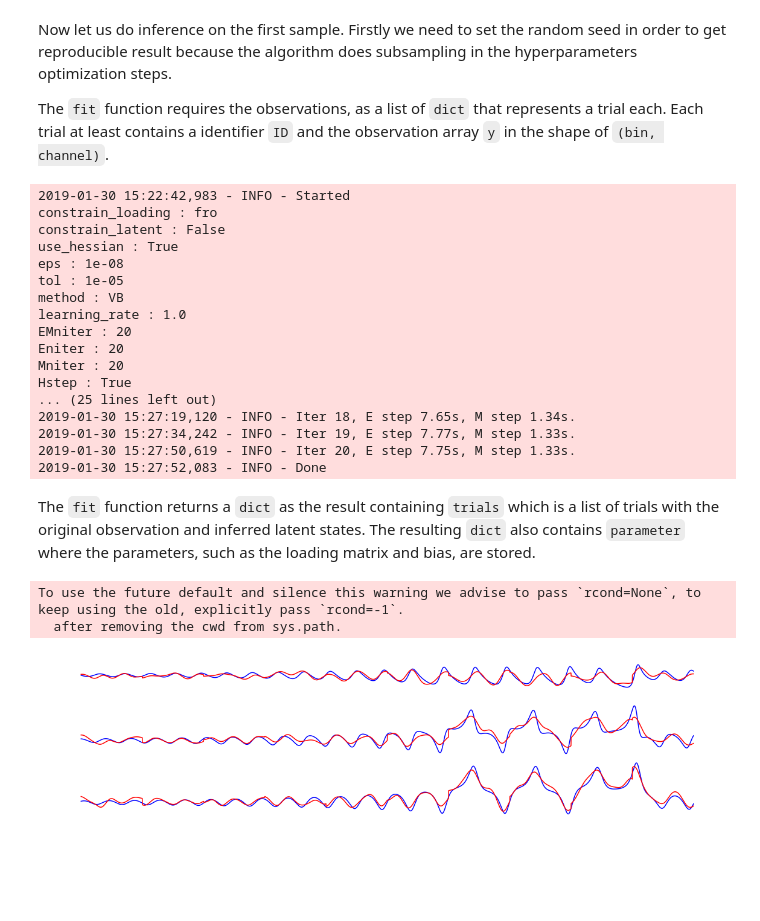
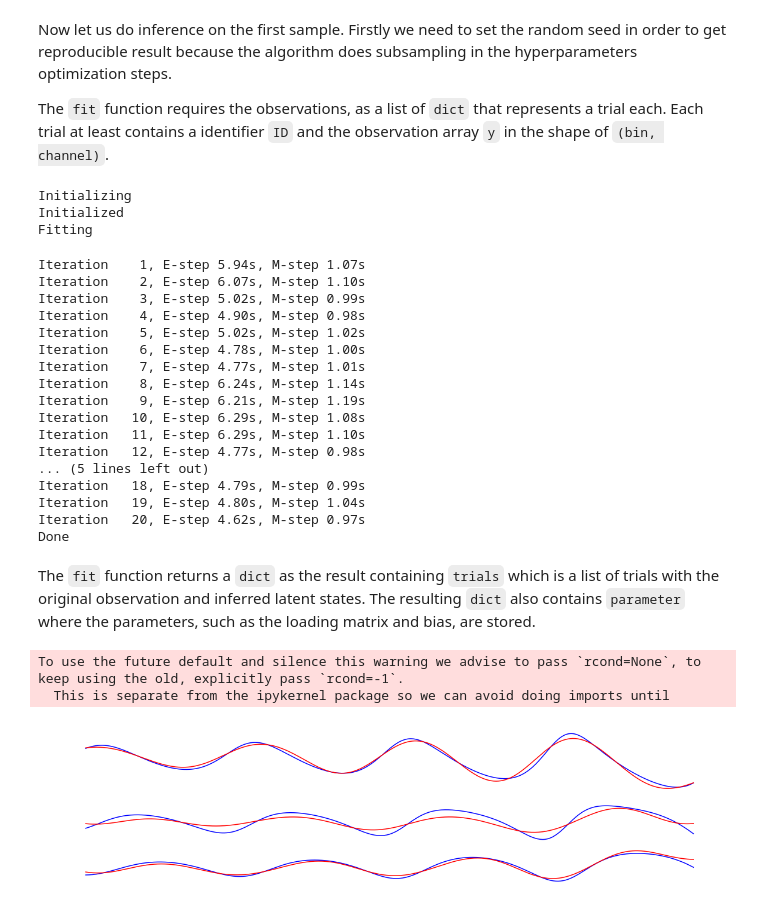
Before and after one commit to catniplab/vlgp, a Jupyter notebook: notebook/tutorial.ipynb, the cells around one changed output. Saved outputs shown, nothing was run; the diff lists cells and outputs as text; code cells hidden in the pictures; blank space fills up the shorter version.

Commit message:
Update the tutorial
Higher sample rate
Shorter trial
Plot only one trial

```diff
--- a/notebook/tutorial.ipynb
+++ b/notebook/tutorial.ipynb
@@ -39,17 +39,17 @@ We simulate a dataset driven by 3-dimensional Lorenz dynamics defined by the fol
 Each sample consists of 10 trials of 50 spike trains. Each trial contains 1000 time bins. The discrete latent dynamics are sampled with the time step of 0.0015. The parameters are set to $\sigma=10$, $\rho=28$ and $\beta=2.667$. We normalize the dynamics and discard the first 2000 points to get stable result.
 # %%
 ntrial = 10  # number of trials
-nbin = 1000  # number of time bins of each trial
+nbin = 500  # number of time bins of each trial
 nneuron = 50 # number of neurons (spike trains)
 dim = 3 # latent dimension
 # %% [markdown]
 To reproduce the same results as that in the paper, set the random seed and simulate 5 samples.
 # %%
 np.random.seed(0)
-skip = 2000
-lorenz = simulation.lorenz(skip +  ntrial * nbin, dt=1.5e-3, s=10, r=28, b=2.667, x0=np.random.random(3) * 2)
-lorenz = (lorenz - lorenz.mean(axis=0)) / linalg.norm(lorenz, axis=0, ord=np.inf)
-x = lorenz[skip:, :].reshape((ntrial, nbin, dim))  # latent dynamics in proper shape
+skip = 500
+lorenz = simulation.lorenz(skip +  ntrial * nbin, dt=5e-3, s=10, r=28, b=2.667, x0=np.random.random(dim))
+lorenz = stats.zscore(lorenz[skip:, :])
+x = lorenz.reshape((ntrial, nbin, dim))  # latent dynamics in proper shape
 # %% [markdown]
 Plot the first trial.
 # %%
@@ -99,45 +99,48 @@ trials = [{'ID': i, 'y': y} for i, y in enumerate(sample['y'])]  # make trials
 
 fit = vlgp.fit(
     trials,
-    n_factors=3,  # latent dimensionality
-    EMniter=20  # number of iterations
+    n_factors=3,  # dimensionality of latent process
+    max_iter=20,  # maximum number of iterations
+    min_iter=10  # minimum number of iterations
 )
 # %% [output]
-2019-01-30 15:22:42,983 - INFO - Started
-constrain_loading : fro
-constrain_latent : False
-use_hessian : True
-eps : 1e-08
-tol : 1e-05
-method : VB
-learning_rate : 1.0
-EMniter : 20
-Eniter : 20
-Mniter : 20
-Hstep : True
-... (25 lines left out)
-2019-01-30 15:27:19,120 - INFO - Iter 18, E step 7.65s, M step 1.34s.
-2019-01-30 15:27:34,242 - INFO - Iter 19, E step 7.77s, M step 1.33s.
-2019-01-30 15:27:50,619 - INFO - Iter 20, E step 7.75s, M step 1.33s.
-2019-01-30 15:27:52,083 - INFO - Done
+Initializing
+Initialized
+Fitting
+Iteration    1, E-step 5.94s, M-step 1.07s
+Iteration    2, E-step 6.07s, M-step 1.10s
+Iteration    3, E-step 5.02s, M-step 0.99s
+Iteration    4, E-step 4.90s, M-step 0.98s
+Iteration    5, E-step 5.02s, M-step 1.02s
+Iteration    6, E-step 4.78s, M-step 1.00s
+Iteration    7, E-step 4.77s, M-step 1.01s
+Iteration    8, E-step 6.24s, M-step 1.14s
+Iteration    9, E-step 6.21s, M-step 1.19s
+Iteration   10, E-step 6.29s, M-step 1.08s
+Iteration   11, E-step 6.29s, M-step 1.10s
+Iteration   12, E-step 4.77s, M-step 0.98s
+... (5 lines left out)
+Iteration   18, E-step 4.79s, M-step 0.99s
+Iteration   19, E-step 4.80s, M-step 1.04s
+Iteration   20, E-step 4.62s, M-step 0.97s
+Done
 # %% [markdown]
 The `fit` function returns a `dict` as the result containing `trials` which is a list of trials with the original observation and inferred latent states. The resulting `dict` also contains `parameter` where the parameters, such as the loading matrix and bias, are stored.
 # %%
 trials = fit['trials']  # extract trials
-mu = np.stack(trial['mu'] for trial in trials) # extract posterior latent
-mu = np.reshape(mu, (-1, dim))
-W = np.linalg.lstsq(mu, x.reshape((-1, dim)))[0]
+mu = trials[0]['mu']  # extract posterior latent
+W = np.linalg.lstsq(mu, x[0, ...])[0]
 mu = mu @ W
 # %% [output]
 To use the future default and silence this warning we advise to pass `rcond=None`, to keep using the old, explicitly pass `rcond=-1`.
-  after removing the cwd from sys.path.
+  This is separate from the ipykernel package so we can avoid doing imports until
 # %%
 # Plot posterior latent
 plt.figure(figsize=(20, 5))
-plt.plot(x.reshape((-1, dim)) + 2 * np.arange(3), color="b")
+plt.plot(x[0, ...] + 2 * np.arange(3), color="b")
 plt.plot(mu + 2 * np.arange(3), color="r")
 plt.axis("off")
 plt.show()
 plt.close()
 # %% [output]
-[figure, old version]
+[figure, new version]
```
Also changed, not shown: parts of 2 cells of this notebook.
